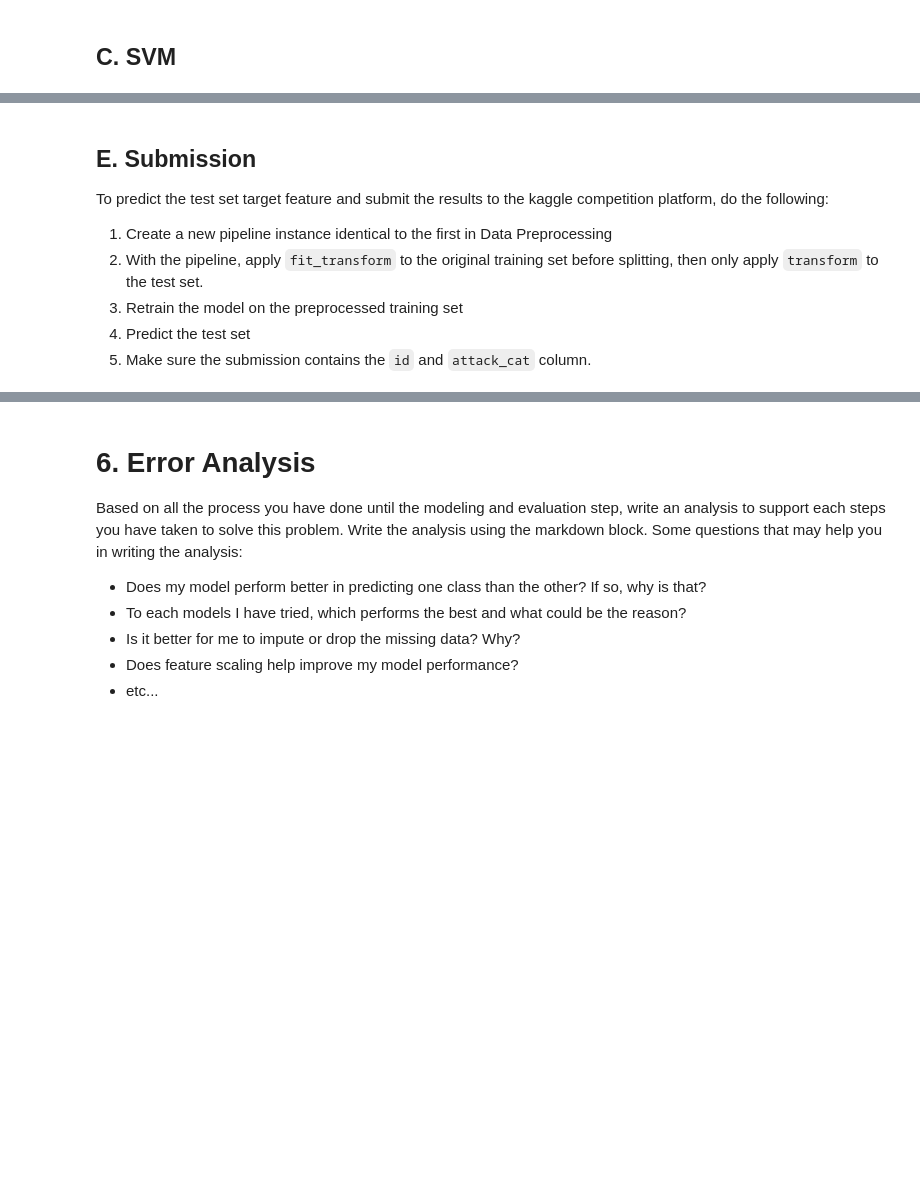
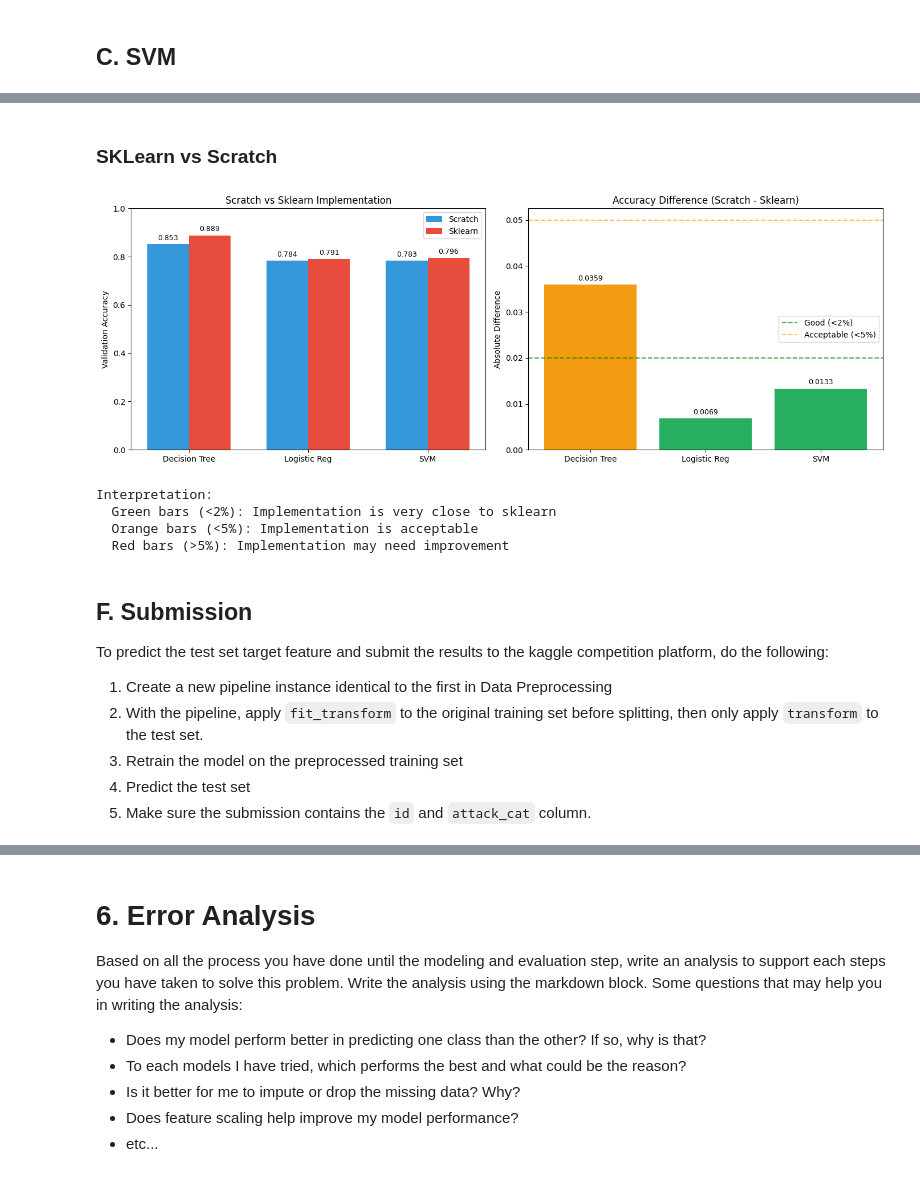
Before and after one commit to wiwekaputera/tubes-2-ai-senku-intelligence, a Jupyter notebook: Tubes2_Notebook.ipynb, the cells around one changed output, grey strips where cells are left out. Drawn from its saved outputs; the diff is of its cells as text; code cells hidden in the pictures; blank space fills up the shorter version.

```diff
--- a/Tubes2_Notebook.ipynb
+++ b/Tubes2_Notebook.ipynb
@@ -366,5 +1145,65 @@ Cross-validation is a critical technique in machine learning and data science fo
+# %% [markdown]
+### SKLearn vs Scratch
+# %%
+fig, axes = plt.subplots(1, 2, figsize=(14, 5))
+
+models = ['Decision Tree', 'Logistic Reg', 'SVM']
+scratch_scores = [dtl_accuracy, lr_accuracy, svm_accuracy]
+sklearn_scores = [sklearn_dtl_acc, sklearn_lr_acc, sklearn_svm_acc]
+
+x = np.arange(len(models))
+width = 0.35
+
+ax1 = axes[0]
+bars1 = ax1.bar(x - width/2, scratch_scores, width, label='Scratch', color='#3498db')
+bars2 = ax1.bar(x + width/2, sklearn_scores, width, label='Sklearn', color='#e74c3c')
+
+ax1.set_ylabel('Validation Accuracy')
+ax1.set_title('Scratch vs Sklearn Implementation')
+ax1.set_xticks(x)
+ax1.set_xticklabels(models)
+ax1.legend()
+ax1.set_ylim(0, 1)
+
+for bar in bars1:
+    height = bar.get_height()
+    ax1.annotate(f'{height:.3f}', xy=(bar.get_x() + bar.get_width()/2, height),
+                 xytext=(0, 3), textcoords="offset points", ha='center', va='bottom', fontsize=9)
+for bar in bars2:
+    height = bar.get_height()
+    ax1.annotate(f'{height:.3f}', xy=(bar.get_x() + bar.get_width()/2, height),
+                 xytext=(0, 3), textcoords="offset points", ha='center', va='bottom', fontsize=9)
+
+ax2 = axes[1]
+differences = [abs(s - sk) for s, sk in zip(scratch_scores, sklearn_scores)]
+colors = ['#27ae60' if d < 0.02 else '#f39c12' if d < 0.05 else '#e74c3c' for d in differences]
+bars3 = ax2.bar(models, differences, color=colors)
+ax2.set_ylabel('Absolute Difference')
+ax2.set_title('Accuracy Difference (Scratch - Sklearn)')
+ax2.axhline(y=0.02, color='green', linestyle='--', alpha=0.7, label='Good (<2%)')
+ax2.axhline(y=0.05, color='orange', linestyle='--', alpha=0.7, label='Acceptable (<5%)')
+ax2.legend()
+
+for bar in bars3:
+    height = bar.get_height()
+    ax2.annotate(f'{height:.4f}', xy=(bar.get_x() + bar.get_width()/2, height),
+                 xytext=(0, 3), textcoords="offset points", ha='center', va='bottom', fontsize=9)
+
+plt.tight_layout()
+plt.show()
+
+print("\nInterpretation:")
+print("  Green bars (<2%): Implementation is very close to sklearn")
+print("  Orange bars (<5%): Implementation is acceptable")
+print("  Red bars (>5%): Implementation may need improvement")
+# %% [output]
+[figure, added]
+Interpretation:
+  Green bars (<2%): Implementation is very close to sklearn
+  Orange bars (<5%): Implementation is acceptable
+  Red bars (>5%): Implementation may need improvement
 # %% [markdown]
-## E. Submission
+## F. Submission
 To predict the test set target feature and submit the results to the kaggle competition platform, do the following:
 1. Create a new pipeline instance identical to the first in Data Preprocessing
 2. With the pipeline, apply `fit_transform` to the original training set before splitting, then only apply `transform` to the test set.
```
Also changed, not shown: parts of 44 cells of this notebook.
